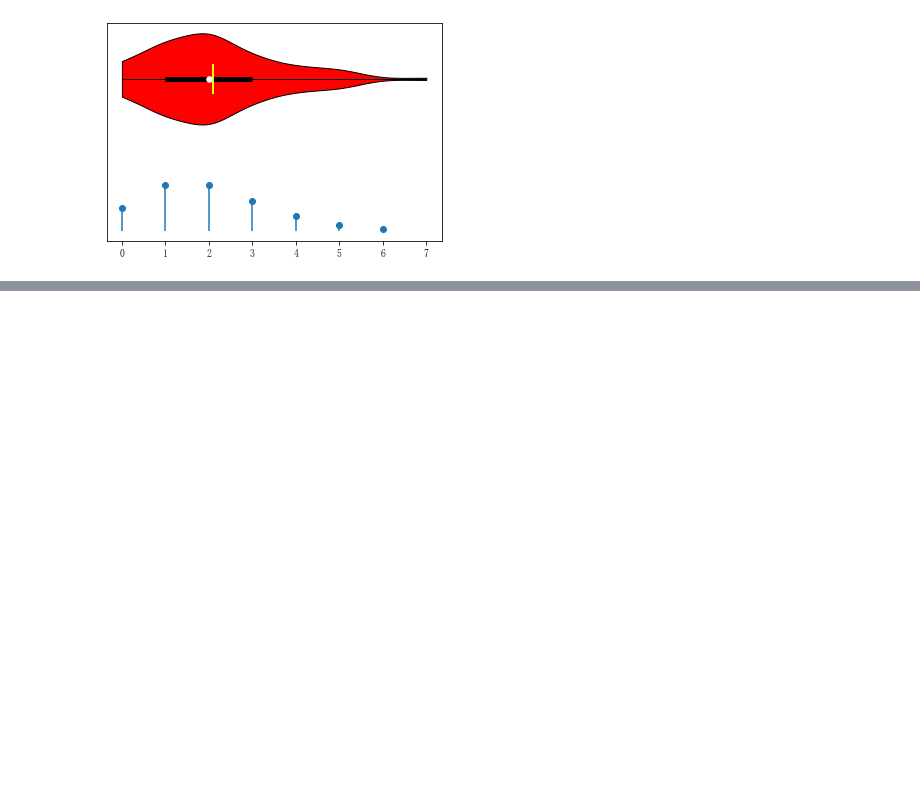
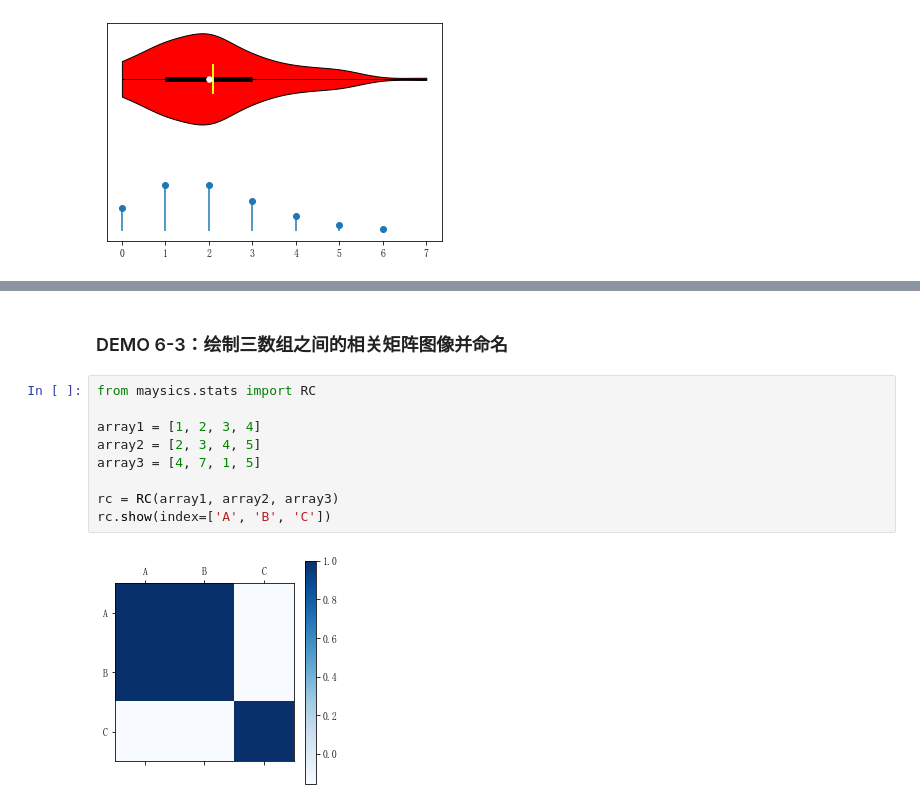
Before and after one commit to HOKOTATE-pzw/maysics, a Jupyter notebook: maysics教程/stats说明.ipynb, the cells around one changed output, grey strips where cells are left out. Drawn from its saved outputs; the diff is of its cells as text; blank space fills up the shorter version.

```diff
--- a/maysics教程/stats说明.ipynb
+++ b/maysics教程/stats说明.ipynb
@@ -311,0 +361,13 @@ dft.show()
+# %% [markdown]
+### DEMO 6-3：绘制三数组之间的相关矩阵图像并命名
+# %%
+from maysics.stats import RC
+
+array1 = [1, 2, 3, 4]
+array2 = [2, 3, 4, 5]
+array3 = [4, 7, 1, 5]
+
+rc = RC(array1, array2, array3)
+rc.show(index=['A', 'B', 'C'])
+# %% [output]
+[figure, added]
```
Also changed, not shown: parts of 11 cells of this notebook, 6 other files.
